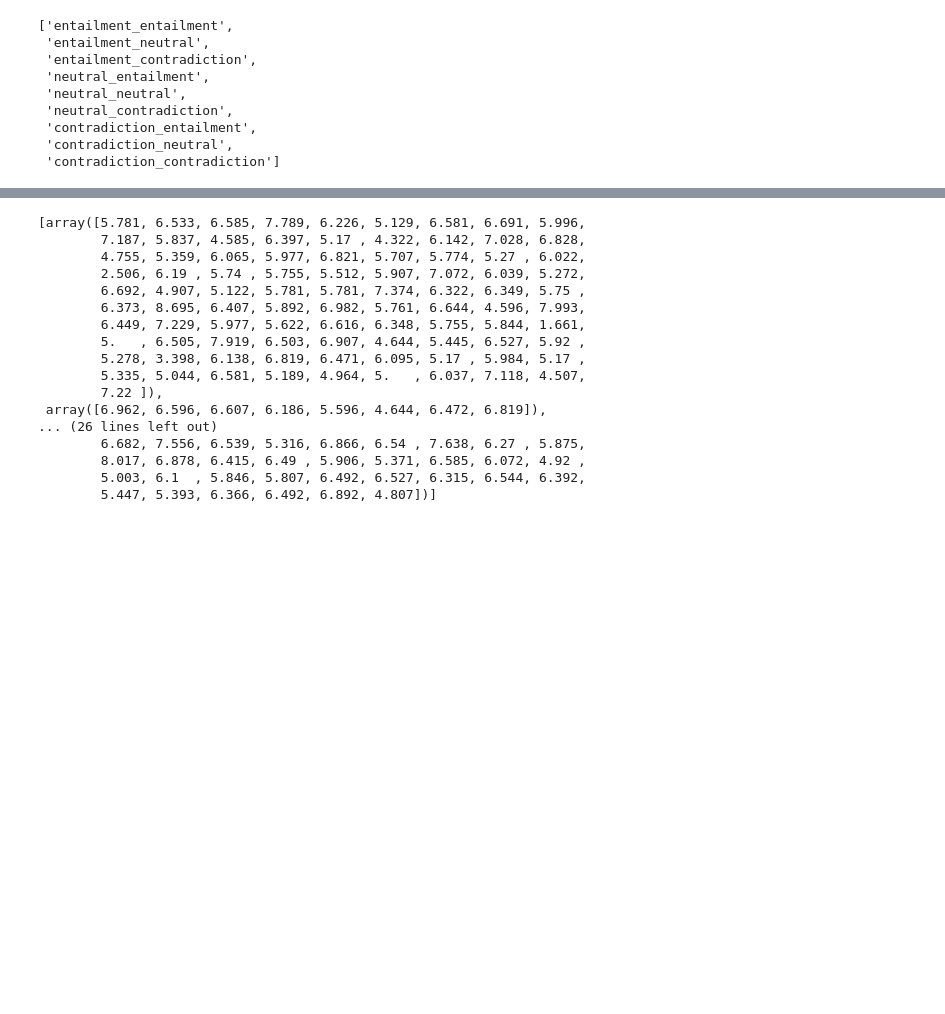
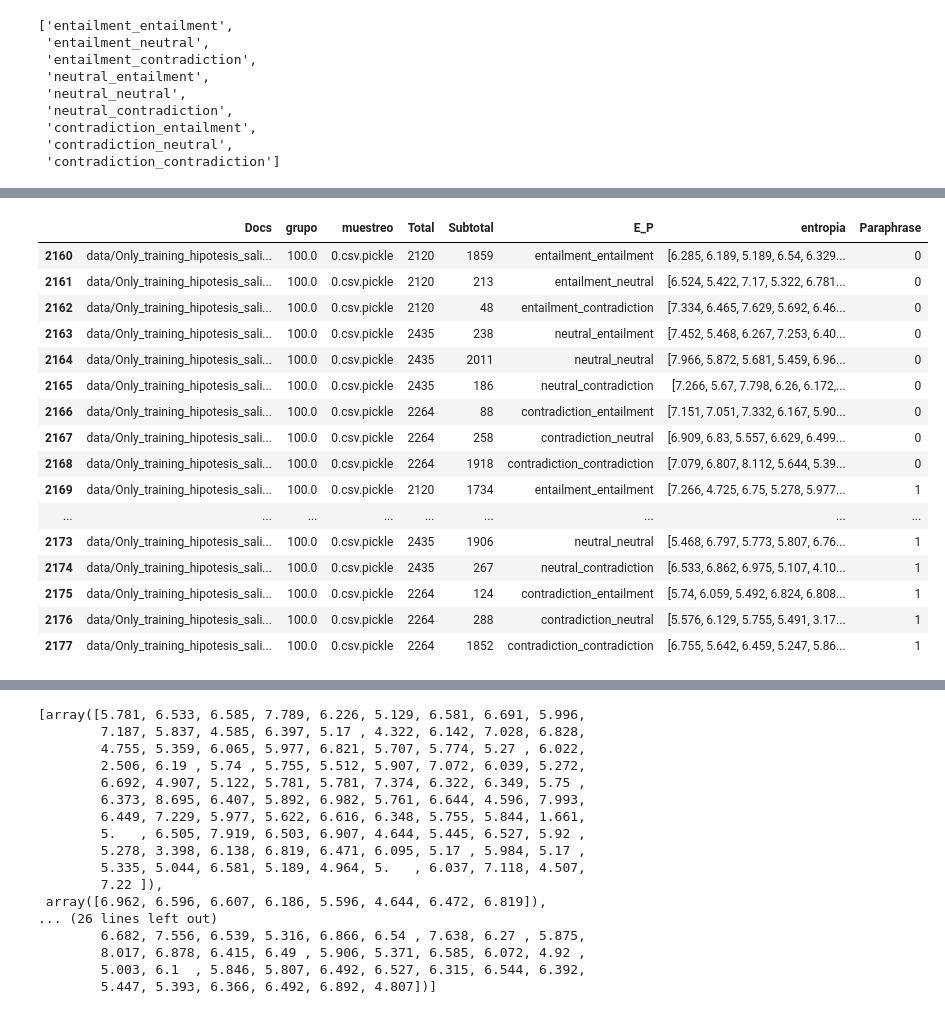
Before and after one commit to david-T-M/RTE_Parik, a Jupyter notebook: visualizacionZscoreOnly_training_hipotesis.ipynb, the cells around one changed output, grey strips where cells are left out. Cells and saved outputs as stored; diff of their text form; code cells hidden in the pictures; blank space fills up the shorter version.

```diff
--- a/visualizacionZscoreOnly_training_hipotesis.ipynb
+++ b/visualizacionZscoreOnly_training_hipotesis.ipynb
@@ -156,0 +176,21 @@ labels
+# %%
+sub_df =dfn[dfn["grupo"]==100.0]
+sub_df
+# %% [output]
+|  | Docs | grupo | muestreo | Total | Subtotal | E_P | entropia | Paraphrase |
+| 2160 | data/Only_training_hipotesis_sali... | 100.0 | 0.csv.pickle | 2120 | 1859 | entailment_entailment | [6.285, 6.189, 5.189, 6.54, 6.329... | 0 |
+| 2161 | data/Only_training_hipotesis_sali... | 100.0 | 0.csv.pickle | 2120 | 213 | entailment_neutral | [6.524, 5.422, 7.17, 5.322, 6.781... | 0 |
+| 2162 | data/Only_training_hipotesis_sali... | 100.0 | 0.csv.pickle | 2120 | 48 | entailment_contradiction | [7.334, 6.465, 7.629, 5.692, 6.46... | 0 |
+| 2163 | data/Only_training_hipotesis_sali... | 100.0 | 0.csv.pickle | 2435 | 238 | neutral_entailment | [7.452, 5.468, 6.267, 7.253, 6.40... | 0 |
+| 2164 | data/Only_training_hipotesis_sali... | 100.0 | 0.csv.pickle | 2435 | 2011 | neutral_neutral | [7.966, 5.872, 5.681, 5.459, 6.96... | 0 |
+| 2165 | data/Only_training_hipotesis_sali... | 100.0 | 0.csv.pickle | 2435 | 186 | neutral_contradiction | [7.266, 5.67, 7.798, 6.26, 6.172,... | 0 |
+| 2166 | data/Only_training_hipotesis_sali... | 100.0 | 0.csv.pickle | 2264 | 88 | contradiction_entailment | [7.151, 7.051, 7.332, 6.167, 5.90... | 0 |
+| 2167 | data/Only_training_hipotesis_sali... | 100.0 | 0.csv.pickle | 2264 | 258 | contradiction_neutral | [6.909, 6.83, 5.557, 6.629, 6.499... | 0 |
+| 2168 | data/Only_training_hipotesis_sali... | 100.0 | 0.csv.pickle | 2264 | 1918 | contradiction_contradiction | [7.079, 6.807, 8.112, 5.644, 5.39... | 0 |
+| 2169 | data/Only_training_hipotesis_sali... | 100.0 | 0.csv.pickle | 2120 | 1734 | entailment_entailment | [7.266, 4.725, 6.75, 5.278, 5.977... | 1 |
+| ... | ... | ... | ... | ... | ... | ... | ... | ... |
+| 2173 | data/Only_training_hipotesis_sali... | 100.0 | 0.csv.pickle | 2435 | 1906 | neutral_neutral | [5.468, 6.797, 5.773, 5.807, 6.76... | 1 |
+| 2174 | data/Only_training_hipotesis_sali... | 100.0 | 0.csv.pickle | 2435 | 267 | neutral_contradiction | [6.533, 6.862, 6.975, 5.107, 4.10... | 1 |
+| 2175 | data/Only_training_hipotesis_sali... | 100.0 | 0.csv.pickle | 2264 | 124 | contradiction_entailment | [5.74, 6.059, 5.492, 6.824, 6.808... | 1 |
+| 2176 | data/Only_training_hipotesis_sali... | 100.0 | 0.csv.pickle | 2264 | 288 | contradiction_neutral | [5.576, 6.129, 5.755, 5.491, 3.17... | 1 |
+| 2177 | data/Only_training_hipotesis_sali... | 100.0 | 0.csv.pickle | 2264 | 1852 | contradiction_contradiction | [6.755, 5.642, 6.459, 5.247, 5.86... | 1 |
```
Also changed, not shown: parts of 10 cells of this notebook, 7 other files.
